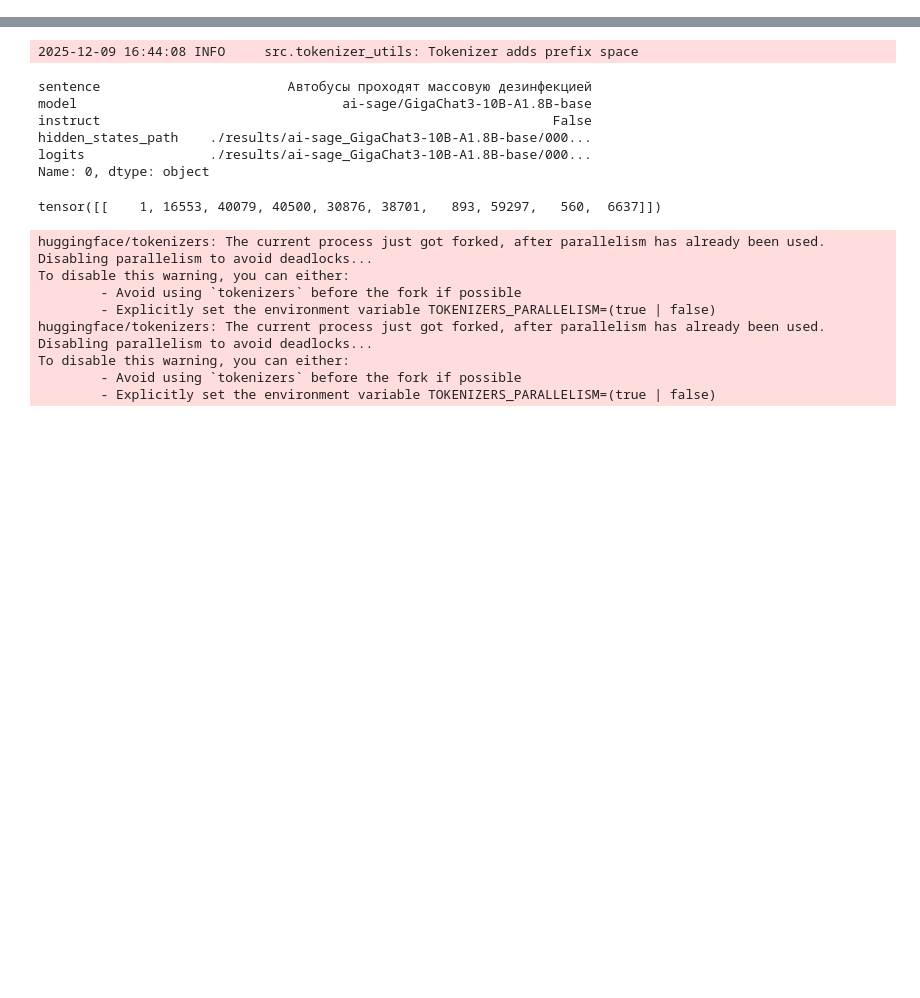
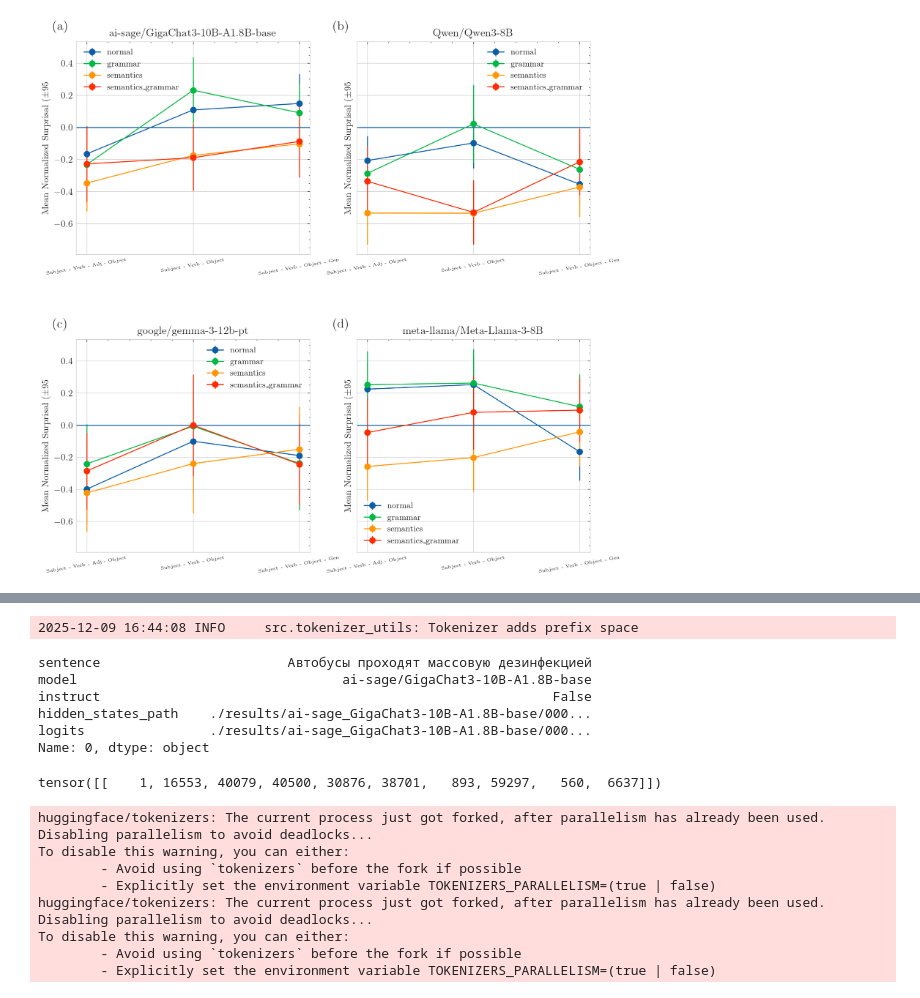
Before and after one commit to mikheevshow/SIGNAL-analysis, a Jupyter notebook: notebooks/surprisal.ipynb, the cells around one changed output, grey strips where cells are left out. Cells and saved outputs as stored; diff of their text form; code cells hidden in the pictures; blank space fills up the shorter version.

```diff
--- a/notebooks/surprisal.ipynb
+++ b/notebooks/surprisal.ipynb
@@ -143,0 +132,7 @@ for model, result_path in models:
+# %%
+result = pd.concat(
+    [df.assign(model_name=model) for model, df in model_results.items()],
+    ignore_index=True
+)
+
+result.to_csv("../data/surprisal/surprisal_results.csv", index=False)
@@ -143,0 +181,50 @@ for model, result_path in models:
+# %%
+import string
+
+
+def mean_ci(x):
+    m = x.mean()
+    se = x.std(ddof=1) / np.sqrt(len(x))
+    ci = 1.96 * se
+    return m, ci
+
+
+fig, axes = plt.subplots(nrows=2, ncols=2, figsize=(10, 10), sharey=True)
+fig.subplots_adjust(hspace=0.4)
+axes = axes.flatten()
+labels = string.ascii_lowercase
+i = 0
+
+for ax, m in zip(axes, result["model_name"].unique()):
+    dm = result[result["model_name"] == m]
+    x_positions = np.arange(len(structures))
+    for t in target_order:
+        means = []
+        cis = []
+        for s in structures:
+            vals = dm[(dm["structure"] == s) & (dm["target"] == t)]["mean_scaled_surprisal"]
+            mu, ci = mean_ci(vals)
+            means.append(mu)
+            cis.append(ci)
+        ax.errorbar(x_positions, means, yerr=cis, marker='o', linewidth=1, label=t)
+    ax.set_title(m)
+    ax.set_xticks(x_positions)
+    ax.set_xticklabels(structures, rotation=10, ha='center', size=5)
+    ax.axhline(0, linewidth=1)
+    ax.set_ylabel("Mean Normalized Surprisal (±95% CI)")
+    ax.legend(fontsize=9)
+
+    ax.text(
+        -0.1, 1.1,
+        f"({labels[i]})",
+        transform=ax.transAxes,
+        fontsize=14,
+        fontweight='bold',
+        va='top'
+    )
+    i += 1
+
+
+plt.show()
+# %% [output]
+[figure, added]
```
Also changed, not shown: parts of 7 cells of this notebook, 13 other files.
